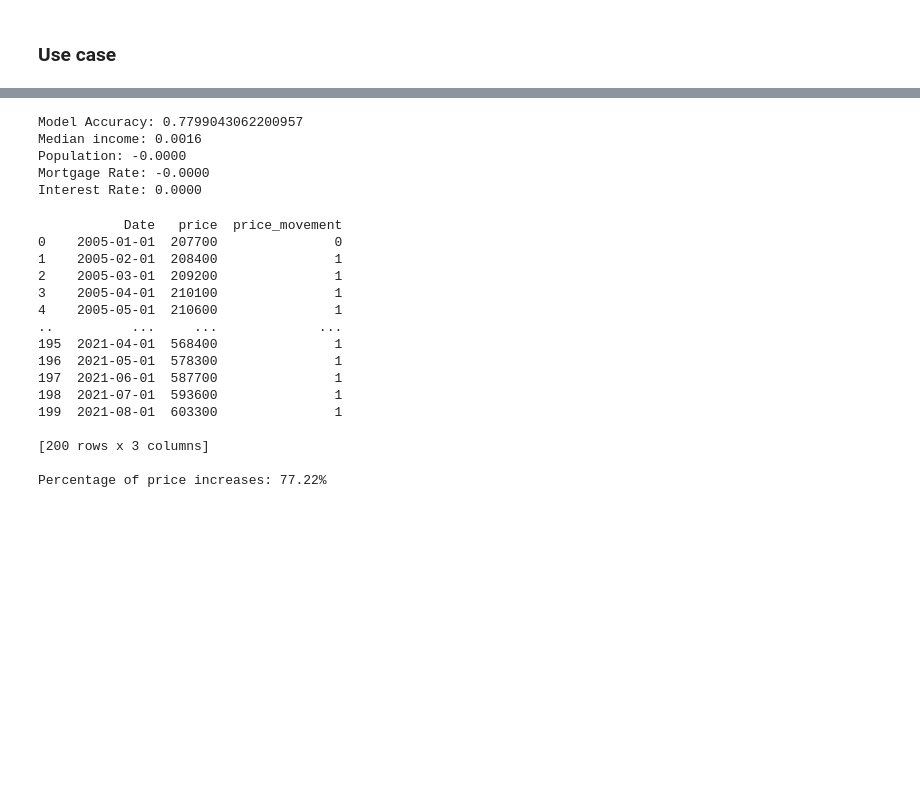
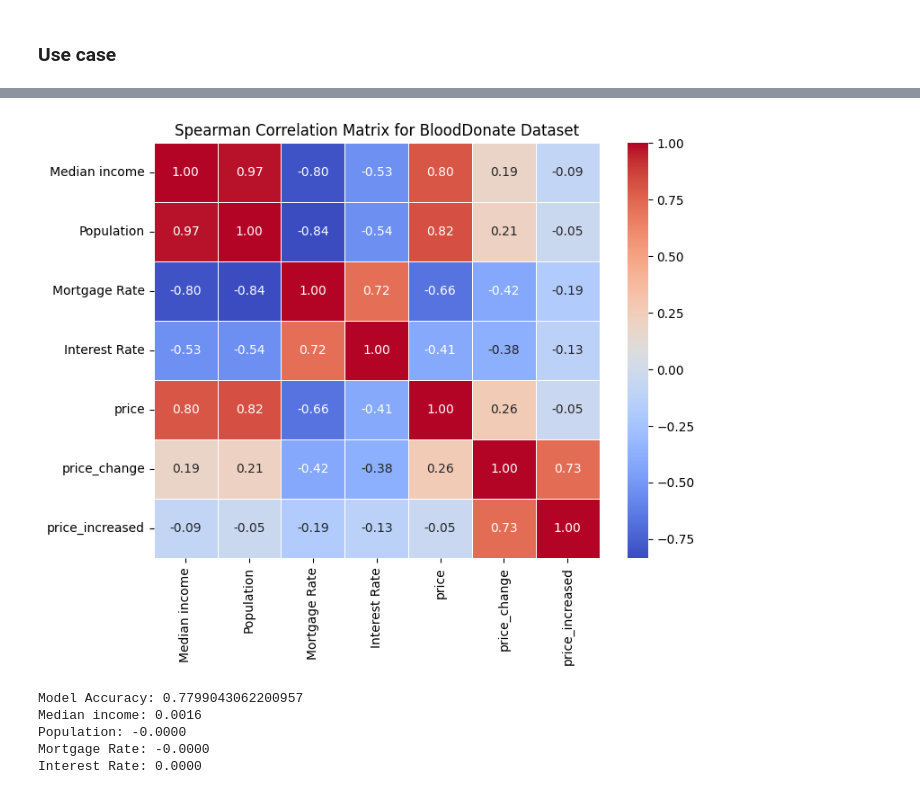
Before and after one commit to Jianting-Selina/PROG8430-1, a Jupyter notebook: presentationworkshop5.ipynb, the cells around one changed output, grey strips where cells are left out. Saved outputs shown, nothing was run; the diff lists cells and outputs as text; code cells hidden in the pictures; blank space fills up the shorter version.

```diff
--- a/presentationworkshop5.ipynb
+++ b/presentationworkshop5.ipynb
@@ -9,3 +80,14 @@
+# %%
+# Calculate correlation matrix using Spearman method
+correlation_matrix_spearman = numeric_columns.corr(method='spearman')
+
+# Plot the correlation matrix as a heatmap
+plt.figure(figsize=(8, 6))
+sns.heatmap(correlation_matrix_spearman, annot=True, cmap='coolwarm', fmt='.2f', linewidths=0.5)
+plt.title("Spearman Correlation Matrix for BloodDonate Dataset")
+plt.show()
+# %% [output]
+[figure, added]
 # %%
 import pandas as pd
 import numpy as np
@@ -41,31 +119,3 @@ Median income: 0.0016
 Population: -0.0000
 Mortgage Rate: -0.0000
 Interest Rate: 0.0000
-# %%
-#
-df['price_movement'] = 0  #
-df['price_movement'] = np.where(df['price'].diff() > 0, 1, 0)  # up 1
-
-#
-print(df[['Date', 'price', 'price_movement']].head(10))
-
-# ratio
-up_ratio = df['price_movement'].mean()
-print(f"\nPercentage of price increases: {up_ratio*100:.2f}%")
-# %% [output]
-           Date   price  price_movement
-0    2005-01-01  207700               0
-1    2005-02-01  208400               1
-2    2005-03-01  209200               1
-3    2005-04-01  210100               1
-4    2005-05-01  210600               1
-..          ...     ...             ...
-195  2021-04-01  568400               1
-196  2021-05-01  578300               1
-197  2021-06-01  587700               1
-198  2021-07-01  593600               1
-199  2021-08-01  603300               1
-
-[200 rows x 3 columns]
-
-Percentage of price increases: 77.22%
```
Also changed, not shown: parts of 5 cells of this notebook.
